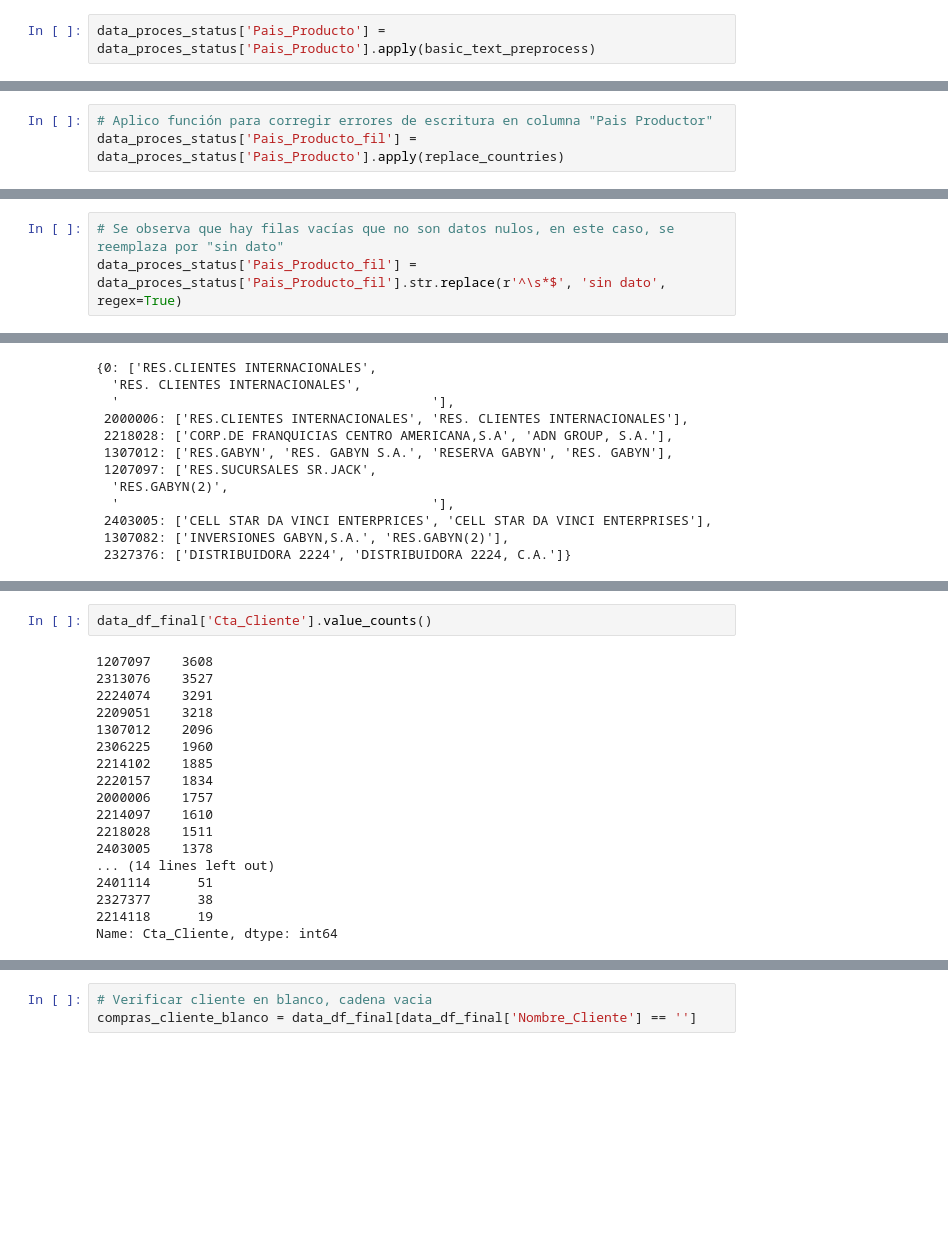
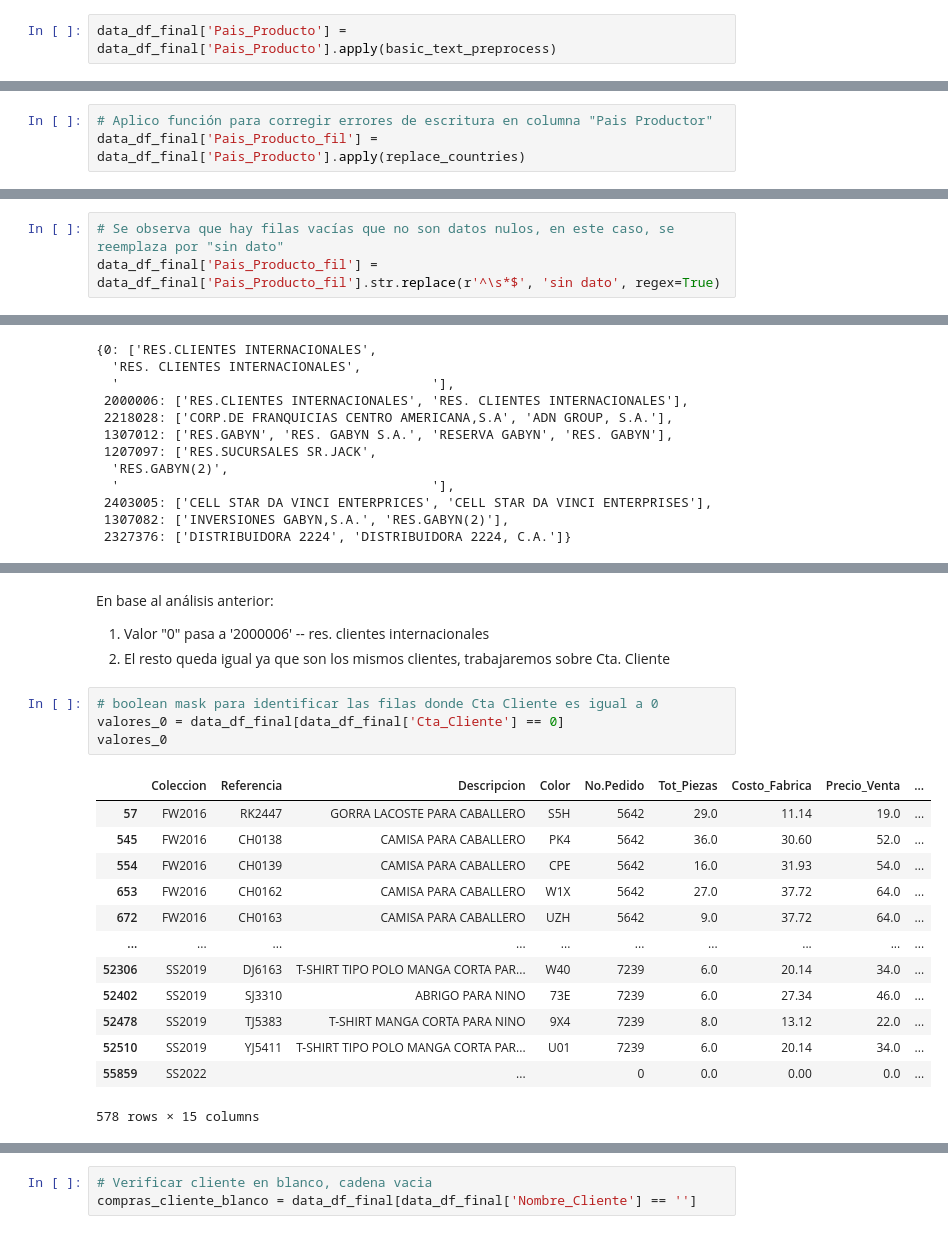
Before and after one commit to ThaylaLuzardo/Forecast_Compras, a Jupyter notebook: notebooks/Data analisis.ipynb, the cells around one changed output, grey strips where cells are left out. Cells and saved outputs as stored; diff of their text form; blank space fills up the shorter version.

```diff
--- a/notebooks/Data analisis.ipynb
+++ b/notebooks/Data analisis.ipynb
@@ -236,5 +427,5 @@ data_proces_status.shape
 # %%
-data_proces_status['Pais_Producto'] = data_proces_status['Pais_Producto'].apply(basic_text_preprocess)
+data_df_final['Pais_Producto'] = data_df_final['Pais_Producto'].apply(basic_text_preprocess)
 # %% [output]
 A value is trying to be set on a copy of a slice from a DataFrame.
 Try using .loc[row_indexer,col_indexer] = value instead
@@ -281,7 +472,7 @@ def replace_countries(sentence):
     return sentence
 # %%
 # Aplico función para corregir errores de escritura en columna "Pais Productor"
-data_proces_status['Pais_Producto_fil'] = data_proces_status['Pais_Producto'].apply(replace_countries)
+data_df_final['Pais_Producto_fil'] = data_df_final['Pais_Producto'].apply(replace_countries)
 # %% [output]
 A value is trying to be set on a copy of a slice from a DataFrame.
 Try using .loc[row_indexer,col_indexer] = value instead
@@ -310,7 +501,7 @@ bielorusia           1
 Name: Pais_Producto_fil, dtype: int64
 # %%
 # Se observa que hay filas vacías que no son datos nulos, en este caso, se reemplaza por "sin dato"
-data_proces_status['Pais_Producto_fil'] = data_proces_status['Pais_Producto_fil'].str.replace(r'^\s*$', 'sin dato', regex=True)
+data_df_final['Pais_Producto_fil'] = data_df_final['Pais_Producto_fil'].str.replace(r'^\s*$', 'sin dato', regex=True)
 # %% [output]
 A value is trying to be set on a copy of a slice from a DataFrame.
 Try using .loc[row_indexer,col_indexer] = value instead
@@ -662,20 +661,22 @@ clientes_con_varios_nombres
+# %% [markdown]
+En base al análisis anterior:
+1. Valor "0" pasa a '2000006' -- res. clientes internacionales
+2. El resto queda igual ya que son los mismos clientes, trabajaremos sobre Cta. Cliente
 # %%
-data_df_final['Cta_Cliente'].value_counts()
+# boolean mask para identificar las filas donde Cta Cliente es igual a 0
+valores_0 = data_df_final[data_df_final['Cta_Cliente'] == 0]
+valores_0
 # %% [output]
+|  | Coleccion | Referencia | Descripcion | Color | No.Pedido | Tot_Piezas | Costo_Fabrica | Precio_Venta | ... |
+| 57 | FW2016 | RK2447 | GORRA LACOSTE PARA CABALLERO | S5H | 5642 | 29.0 | 11.14 | 19.0 | ... |
+| 545 | FW2016 | CH0138 | CAMISA PARA CABALLERO | PK4 | 5642 | 36.0 | 30.60 | 52.0 | ... |
+| 554 | FW2016 | CH0139 | CAMISA PARA CABALLERO | CPE | 5642 | 16.0 | 31.93 | 54.0 | ... |
+| 653 | FW2016 | CH0162 | CAMISA PARA CABALLERO | W1X | 5642 | 27.0 | 37.72 | 64.0 | ... |
+| 672 | FW2016 | CH0163 | CAMISA PARA CABALLERO | UZH | 5642 | 9.0 | 37.72 | 64.0 | ... |
+| ... | ... | ... | ... | ... | ... | ... | ... | ... | ... |
+| 52306 | SS2019 | DJ6163 | T-SHIRT TIPO POLO MANGA CORTA PAR... | W40 | 7239 | 6.0 | 20.14 | 34.0 | ... |
+| 52402 | SS2019 | SJ3310 | ABRIGO PARA NINO | 73E | 7239 | 6.0 | 27.34 | 46.0 | ... |
+| 52478 | SS2019 | TJ5383 | T-SHIRT MANGA CORTA PARA NINO | 9X4 | 7239 | 8.0 | 13.12 | 22.0 | ... |
+| 52510 | SS2019 | YJ5411 | T-SHIRT TIPO POLO MANGA CORTA PAR... | U01 | 7239 | 6.0 | 20.14 | 34.0 | ... |
+| 55859 | SS2022 |  | ... |  | 0 | 0.0 | 0.00 | 0.0 | ... |
-1207097    3608
-2313076    3527
-2224074    3291
-2209051    3218
-1307012    2096
-2306225    1960
-2214102    1885
-2220157    1834
-2000006    1757
-2214097    1610
-2218028    1511
-2403005    1378
-... (14 lines left out)
-2401114      51
-2327377      38
-2214118      19
-Name: Cta_Cliente, dtype: int64
+578 rows × 15 columns
```
Also changed, not shown: parts of 54 cells of this notebook.
